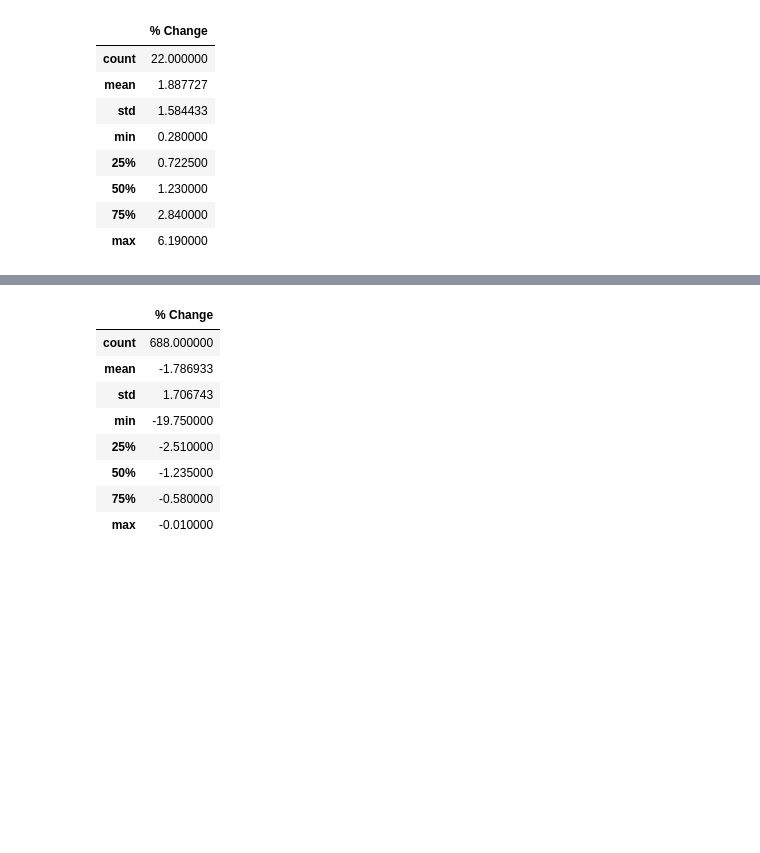
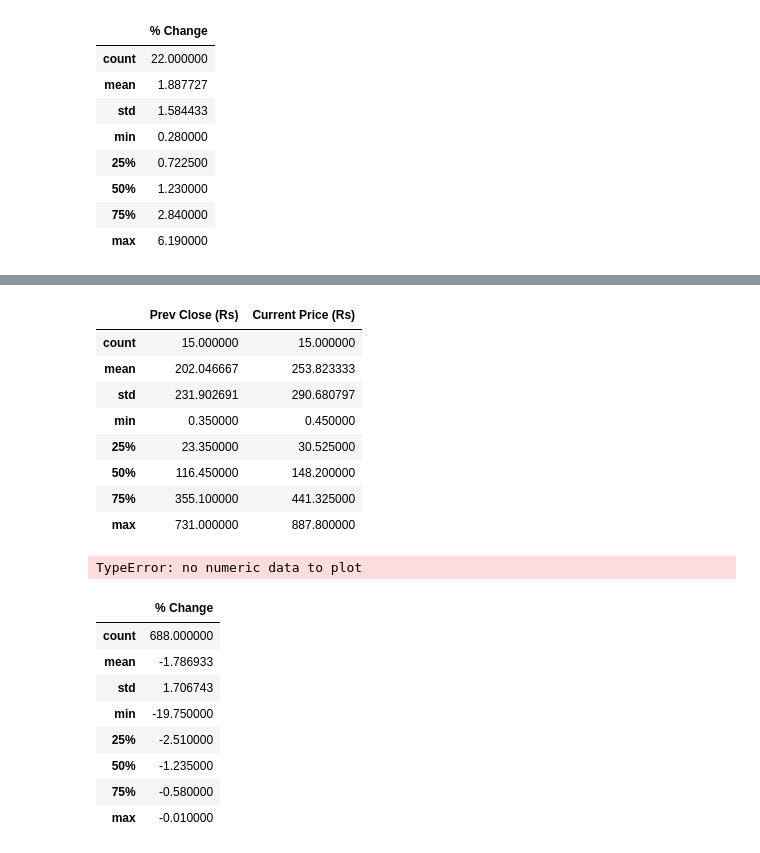
Before and after one commit to CodeChefVIT/Stocker, a Jupyter notebook: ML/scraping/Plots.ipynb, the cells around one changed output, grey strips where cells are left out. Saved outputs shown, nothing was run; the diff lists cells and outputs as text; code cells hidden in the pictures; blank space fills up the shorter version.

```diff
--- a/ML/scraping/Plots.ipynb
+++ b/ML/scraping/Plots.ipynb
@@ -58,3 +58,20 @@ data3.describe()
+# %%
+data3_clean = data3[:15]
+data3_clean.describe()
+# %% [output]
+|  | Prev Close (Rs) | Current Price (Rs) |
+| count | 15.000000 | 15.000000 |
+| mean | 202.046667 | 253.823333 |
+| std | 231.902691 | 290.680797 |
+| min | 0.350000 | 0.450000 |
+| 25% | 23.350000 | 30.525000 |
+| 50% | 116.450000 | 148.200000 |
+| 75% | 355.100000 | 441.325000 |
+| max | 731.000000 | 887.800000 |
+# %%
+ax3 = data3_clean.plot.bar(x = 'Company', y = '% Change', title = 'Daily Top Gainers', color='Black')
+# %% [output]
+TypeError: no numeric data to plot
 # %%
 data1 = pd.read_csv("daily_top_losers.csv")
 data1.describe()
```
Also changed, not shown: parts of 1 cell of this notebook, 2 other files.
